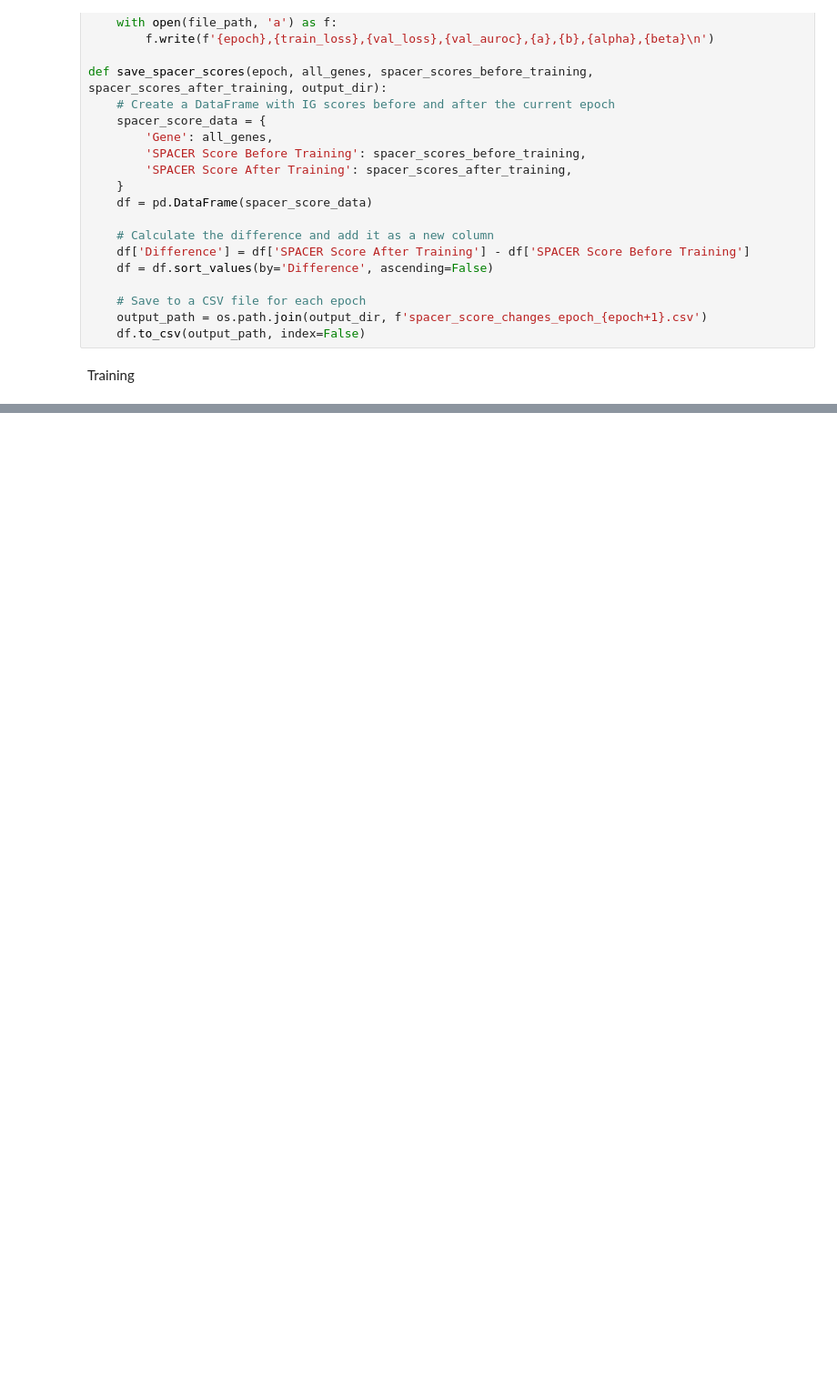
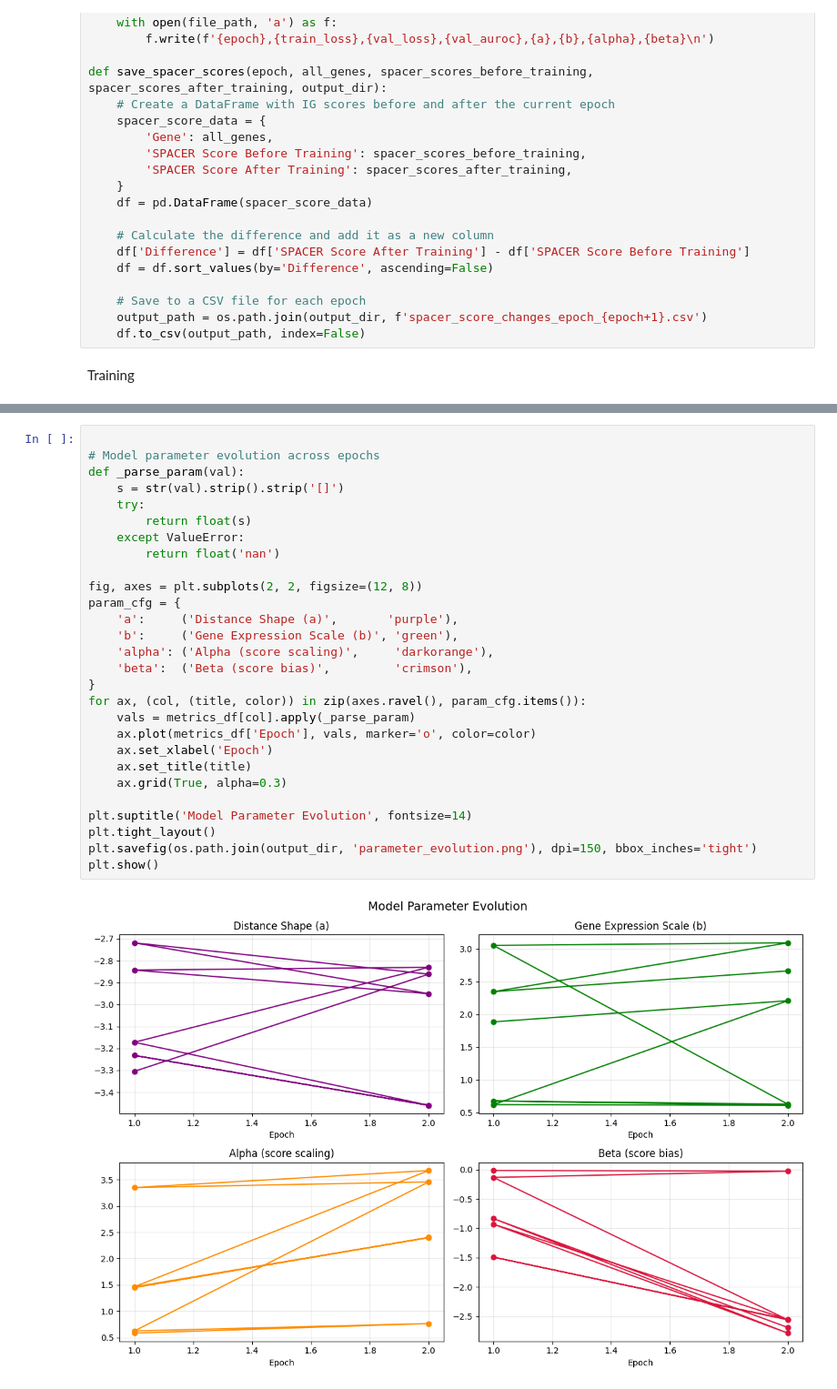
Before and after one commit to yaober/spacer_readme, a Jupyter notebook: docs/source/notebook/train.ipynb, the cells around one changed output, grey strips where cells are left out. Shown at 91% size. Cells and saved outputs as stored; diff of their text form; blank space fills up the shorter version.

```diff
--- a/docs/source/notebook/train.ipynb
+++ b/docs/source/notebook/train.ipynb
@@ -300,0 +393,30 @@ Best model saved with validation loss 0.6848
+# %%
+
+# Model parameter evolution across epochs
+def _parse_param(val):
+    s = str(val).strip().strip('[]')
+    try:
+        return float(s)
+    except ValueError:
+        return float('nan')
+
+fig, axes = plt.subplots(2, 2, figsize=(12, 8))
+param_cfg = {
+    'a':     ('Distance Shape (a)',       'purple'),
+    'b':     ('Gene Expression Scale (b)', 'green'),
+    'alpha': ('Alpha (score scaling)',     'darkorange'),
+    'beta':  ('Beta (score bias)',         'crimson'),
+}
+for ax, (col, (title, color)) in zip(axes.ravel(), param_cfg.items()):
+    vals = metrics_df[col].apply(_parse_param)
+    ax.plot(metrics_df['Epoch'], vals, marker='o', color=color)
+    ax.set_xlabel('Epoch')
+    ax.set_title(title)
+    ax.grid(True, alpha=0.3)
+
+plt.suptitle('Model Parameter Evolution', fontsize=14)
+plt.tight_layout()
+plt.savefig(os.path.join(output_dir, 'parameter_evolution.png'), dpi=150, bbox_inches='tight')
+plt.show()
+# %% [output]
+[figure, added]
```
Also changed, not shown: parts of 17 cells of this notebook.
